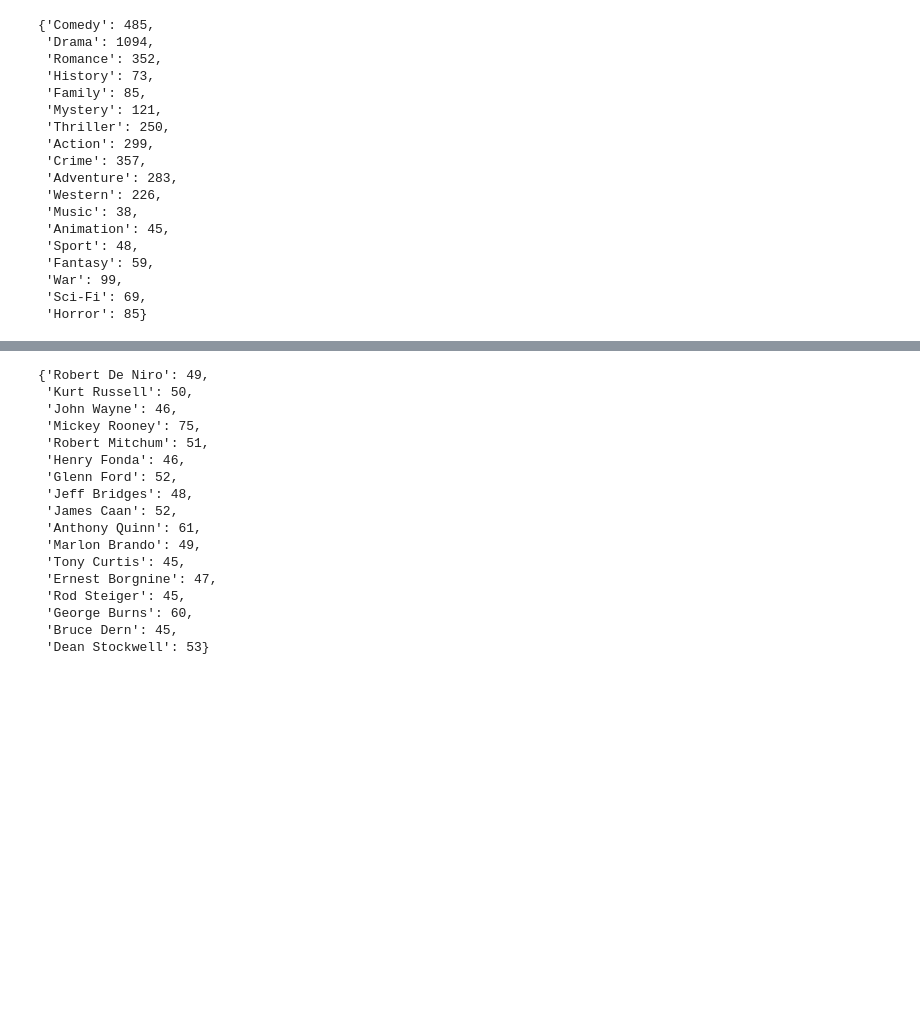
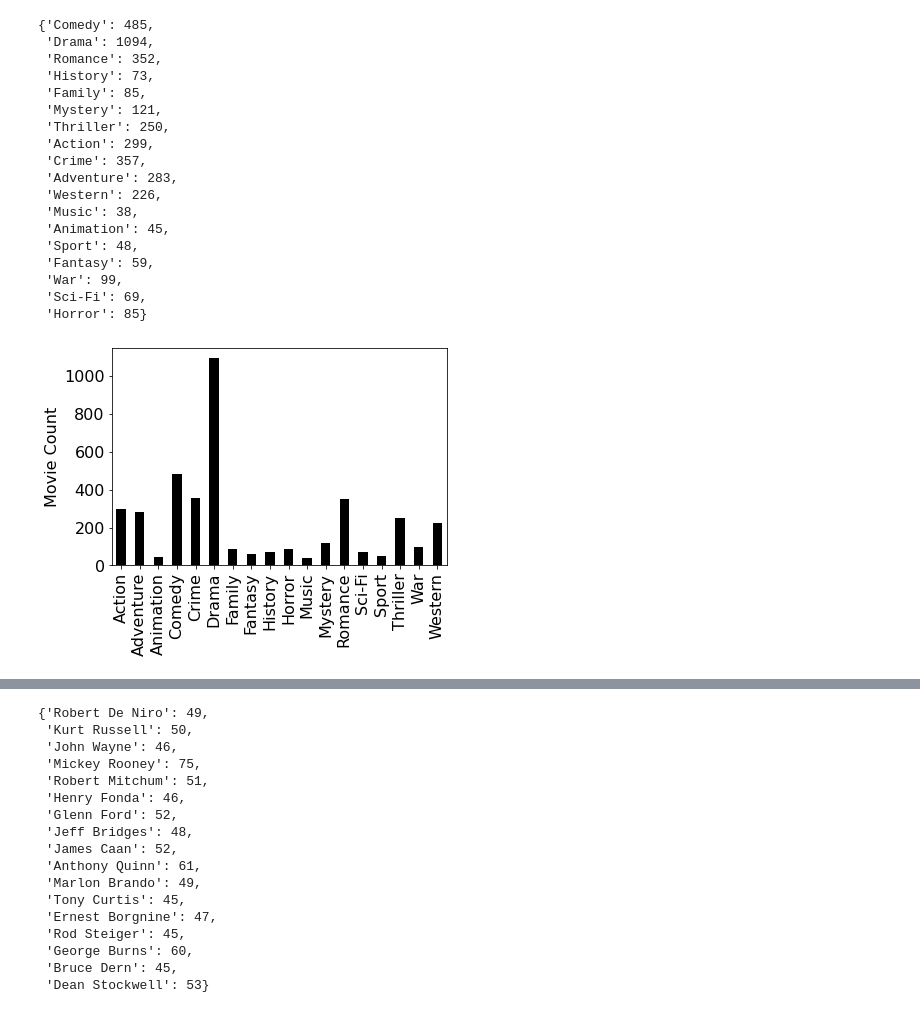
Before and after one commit to ryang229/cs220, a Jupyter notebook: spring20/p8/cs-220-test.ipynb, the cells around one changed output, grey strips where cells are left out. Cells and saved outputs as stored; diff of their text form; code cells hidden in the pictures; blank space fills up the shorter version.

```diff
--- a/spring20/p8/cs-220-test.ipynb
+++ b/spring20/p8/cs-220-test.ipynb
@@ -391,10 +391,13 @@ len(bucketize(movies,"directors"))
 # %%
 #q27
 genrebuckets = bucketize(movies,"genres")
-genrecensus = {}
+def census(buckets):
+    results = {}
 
-for i in genrebuckets.keys():
-    genrecensus[i] = len(genrebuckets[i])
+    for i in buckets.keys():
+        results[i] = len(buckets[i])
+    return results
+genrecensus = census(genrebuckets)
 genrecensus
 # %% [output]
 {'Comedy': 485,
@@ -421,0 +421,6 @@ import matplotlib.pyplot
+# %%
+import matplotlib, pandas
+
+def plot_dict(d, label="Please Label Me!!!"):
+    ax = pandas.Series(d).sort_index().plot.bar(color="black", fontsize=16)
+    ax.set_ylabel(label, fontsize=16)
@@ -421,0 +429,5 @@ import matplotlib.pyplot
+# %%
+#q28
+plot_dict(genrecensus, "Movie Count")
+# %% [output]
+[figure, added]
```
Also changed, not shown: parts of 5 cells of this notebook, 2 other files.
